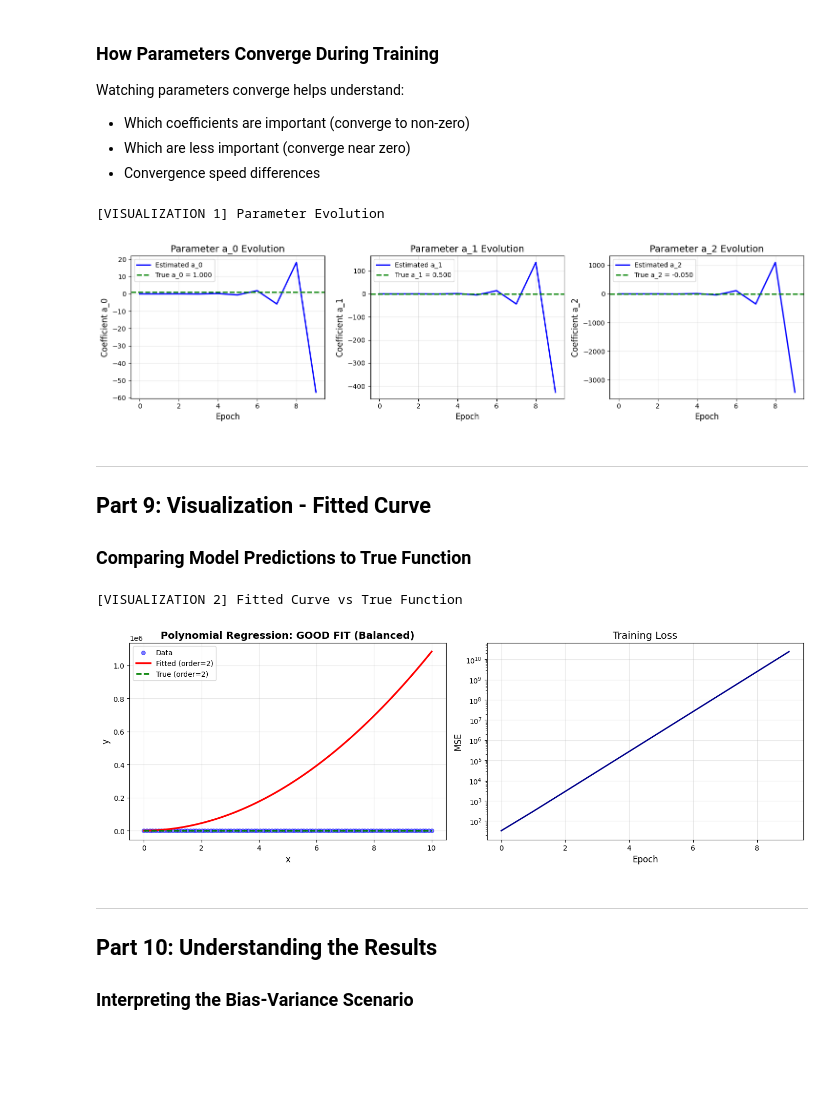
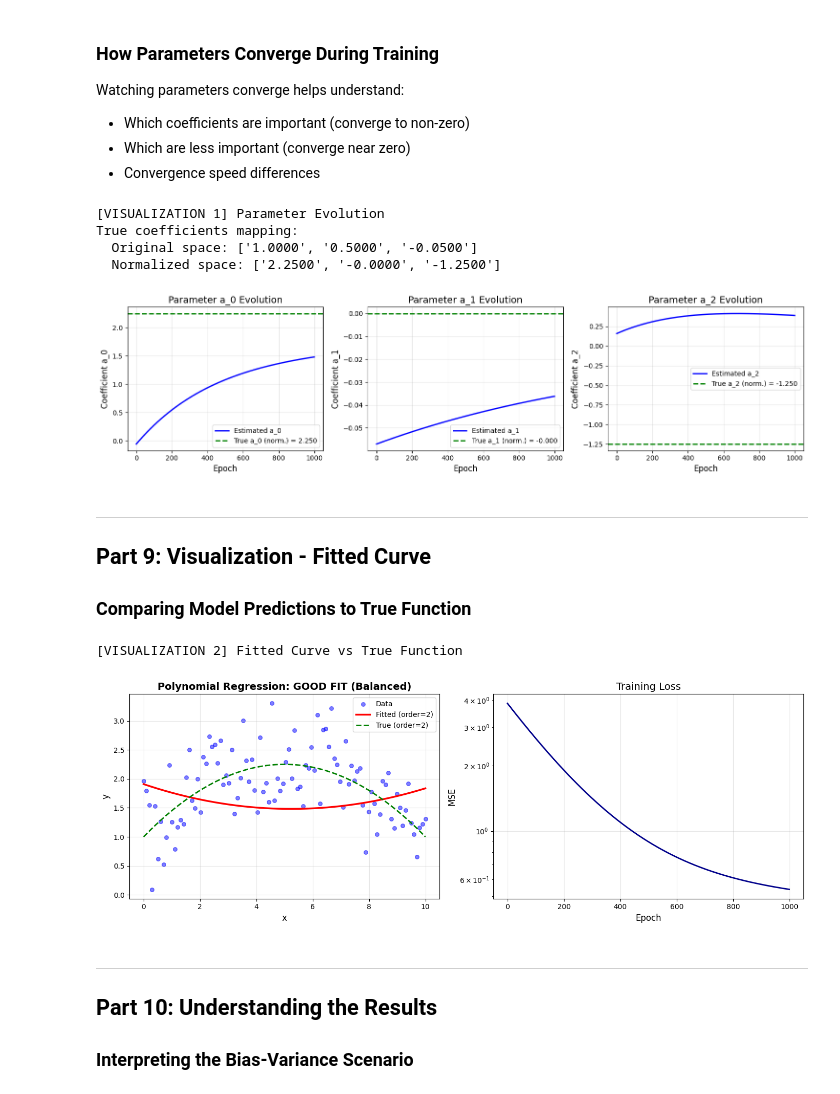
Before and after one commit to sjiggins/Terascale26-ML-Tutorials, a Jupyter notebook: tutorial_1_polynomial_fit/tutorial_poly_fit.ipynb, the cells around one changed output. Saved outputs shown, nothing was run; the diff lists cells and outputs as text; code cells hidden in the pictures; blank space fills up the shorter version.

```diff
--- a/tutorial_1_polynomial_fit/tutorial_poly_fit.ipynb
+++ b/tutorial_1_polynomial_fit/tutorial_poly_fit.ipynb
@@ -78,7 +78,8 @@ The bias-variance tradeoff depends on the relationship between:
 #coeffs_true = [1.0, 0.5, -0.3, 0.1]  # True coefficients [a₀, a₁, a₂, a₃]
 coeffs_true = [1.0, 0.5, -0.05]  # True coefficients [a₀, a₁, a₂]
 data_poly_order = len(coeffs_true)-1
-
+x_min = 0
+x_max = 10
 
 # MODEL CONFIGURATION
 regressor_poly_order = 2  # Order of the MODEL to fit
@@ -86,12 +87,12 @@ regressor_poly_order = 2  # Order of the MODEL to fit
 # TRAINING CONFIGURATION
 n_samples = 100
 noise_std = 0.5
-num_epochs = 10
+num_epochs = 1000
 learning_rate = 0.001
 
 # FEATURE NORMALIZATION (automatic for orders > 2)
 # ???? Is this a good idea ????
-use_normalization = False
+use_normalization = True
 # ???? Or is this better ????
 #use_normalization = max(data_poly_order, regressor_poly_order) > 1
 
@@ -171,8 +172,8 @@ x_t, y_t = generate_data(
     coeffs_true=coeffs_true,
     data_poly_order=data_poly_order,
     n_samples=n_samples,
-    x_min=0,
-    x_max=10,
+    x_min=x_min,
+    x_max=x_max,
     noise_std=noise_std
 )
 
@@ -198,7 +199,7 @@ plt.scatter(x_t.numpy(), y_t.numpy(), alpha=0.5, s=30, label='Observed data')
 
 # Plot true function (without noise)
 y_true_func = ""
-x_dense = torch.linspace(0, 10, 200)
+x_dense = torch.linspace(x_min, x_max, 200)
 y_true_dense = torch.zeros(200)
 for i, coeff in enumerate(coeffs_true):
     y_true_dense += coeff * (x_dense ** i)
@@ -377,7 +390,7 @@ trained_model, training_history = train_model(
     y_train=y_t,
     num_epochs=num_epochs,
     learning_rate=learning_rate,
-    print_every=1,
+    print_every=100,
     verbose=True
 )
 
@@ -463,41 +478,75 @@ def plot_parameter_evolution(training_history, coeffs_true, model):
     param_array = np.array([epoch_params[0].detach().cpu().numpy()
                             for epoch_params in param_history])
     num_params = param_array.shape[1]
+
+    # Compute true coefficients in normalized space (if using normalization)
+    coeffs_true_normalized = None
+    if use_normalization and normalizer is not None:
+        # Generate points in original space
+        x_original = torch.linspace(x_min, x_max, 1000)
+        y_true = torch.zeros(1000)
+        for i, coeff in enumerate(coeffs_true):
+            y_true += coeff * (x_original ** i)
+
+        # Transform to normalized space
+        x_norm = normalizer.transform(x_original)
+
+        # Fit polynomial in normalized space to get equivalent coefficients
+        # Build design matrix: [1, x_norm, x_norm², ...]
+        design_matrix = torch.stack([x_norm ** i for i in range(len(coeffs_true))], dim=1)
+
+        # Solve least squares: (X^T X)^{-1} X^T y
+        coeffs_true_normalized = torch.linalg.lstsq(design_matrix, y_true).solution.numpy()
+
+        print("True coefficients mapping:")
+        print("  Original space:", [f"{c:.4f}" for c in coeffs_true])
+        print("  Normalized space:", [f"{c:.4f}" for c in coeffs_true_normalized])
 
     # Create subplots
     fig, axes = plt.subplots(1, num_params, figsize=(5 * num_params, 4))
     if num_params == 1:
         axes = [axes]
 
     epochs = np.arange(num_epochs)
 
     for i in range(num_params):
         ax = axes[i]
 
         # Plot evolution
         ax.plot(epochs, param_array[:, i], 'b-', linewidth=2,
                 label=f'Estimated a_{i}')
 
-        # Plot true value if available (and not normalized)
-        if i < len(coeffs_true) and not use_normalization:
-            ax.axhline(y=coeffs_true[i], color='g', linestyle='--',
-                      linewidth=2, label=f'True a_{i} = {coeffs_true[i]:.3f}')
+        # Plot true value
+        if i < len(coeffs_true):
+            if use_normalization and coeffs_true_normalized is not None:
+                # Use normalized-space coefficients
+                true_val = coeffs_true_normalized[i]
+                ax.axhline(y=true_val, color='g', linestyle='--',
+                          linewidth=2, label=f'True a_{i} (norm.) = {true_val:.3f}')
+            else:
+                # Use original-space coefficients
+                true_val = coeffs_true[i]
+                ax.axhline(y=true_val, color='g', linestyle='--',
+                          linewidth=2, label=f'True a_{i} = {true_val:.3f}')
 
         ax.set_xlabel('Epoch', fontsize=12)
         ax.set_ylabel(f'Coefficient a_{i}', fontsize=12)
         ax.set_title(f'Parameter a_{i} Evolution', fontsize=14)
         ax.legend()
         ax.grid(True, alpha=0.3)
 
     plt.tight_layout()
     plt.show()
 
 
 print("\n[VISUALIZATION 1] Parameter Evolution")
 plot_parameter_evolution(training_history, coeffs_true, trained_model)
 # %% [output]
 [VISUALIZATION 1] Parameter Evolution
+True coefficients mapping:
+  Original space: ['1.0000', '0.5000', '-0.0500']
+  Normalized space: ['2.2500', '-0.0000', '-1.2500']
-[figure, old version]
+[figure, new version]
 # %% [markdown]
 ---
 
@@ -579,7 +628,7 @@ plot_results(x_t, y_t, trained_model, training_history,
              coeffs_true, data_poly_order, normalizer=normalizer)
 # %% [output]
 [VISUALIZATION 2] Fitted Curve vs True Function
-[figure, old version]
+[figure, new version]
 # %% [markdown]
 ---
 
```
Also changed, not shown: parts of 7 cells of this notebook, 1 other file.
